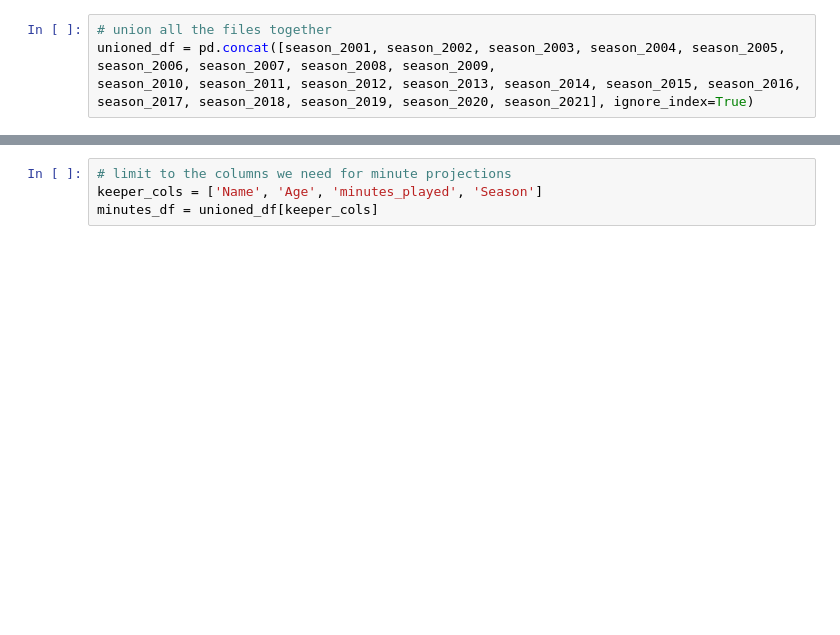
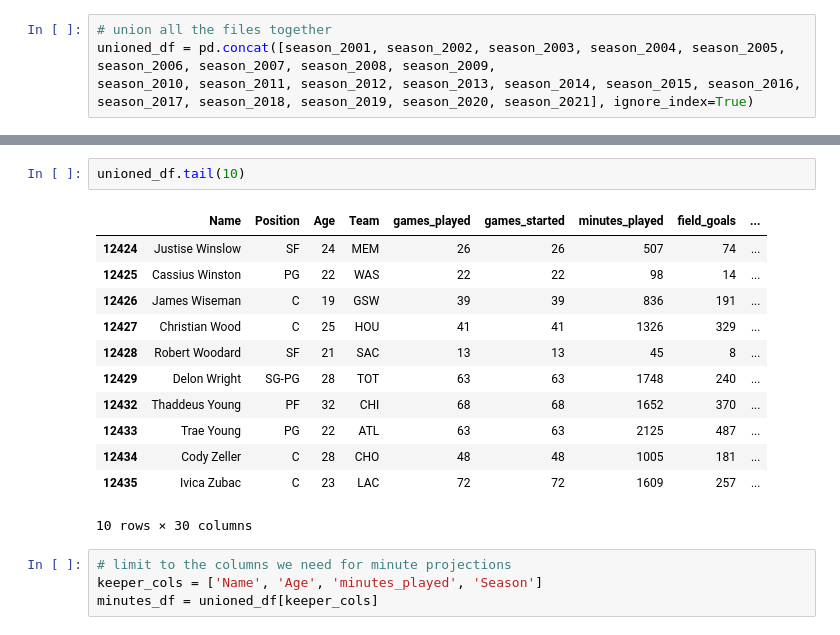
Before and after one commit to CaseySteele24/NBA, a Jupyter notebook: Minute Projections/2021-22_player_min_projections.ipynb, the cells around one changed output, grey strips where cells are left out. Cells and saved outputs as stored; diff of their text form; blank space fills up the shorter version.

```diff
--- a/Minute Projections/2021-22_player_min_projections.ipynb
+++ b/Minute Projections/2021-22_player_min_projections.ipynb
@@ -82,3 +111,18 @@ unioned_df.tail()
+# %%
+unioned_df.tail(10)
+# %% [output]
+|  | Name | Position | Age | Team | games_played | games_started | minutes_played | field_goals | ... |
+| 12424 | Justise Winslow | SF | 24 | MEM | 26 | 26 | 507 | 74 | ... |
+| 12425 | Cassius Winston | PG | 22 | WAS | 22 | 22 | 98 | 14 | ... |
+| 12426 | James Wiseman | C | 19 | GSW | 39 | 39 | 836 | 191 | ... |
+| 12427 | Christian Wood | C | 25 | HOU | 41 | 41 | 1326 | 329 | ... |
+| 12428 | Robert Woodard | SF | 21 | SAC | 13 | 13 | 45 | 8 | ... |
+| 12429 | Delon Wright | SG-PG | 28 | TOT | 63 | 63 | 1748 | 240 | ... |
+| 12432 | Thaddeus Young | PF | 32 | CHI | 68 | 68 | 1652 | 370 | ... |
+| 12433 | Trae Young | PG | 22 | ATL | 63 | 63 | 2125 | 487 | ... |
+| 12434 | Cody Zeller | C | 28 | CHO | 48 | 48 | 1005 | 181 | ... |
+| 12435 | Ivica Zubac | C | 23 | LAC | 72 | 72 | 1609 | 257 | ... |
+10 rows × 30 columns
 # %%
 # limit to the columns we need for minute projections
 keeper_cols = ['Name', 'Age', 'minutes_played', 'Season']
```
Also changed, not shown: parts of 17 cells of this notebook.
